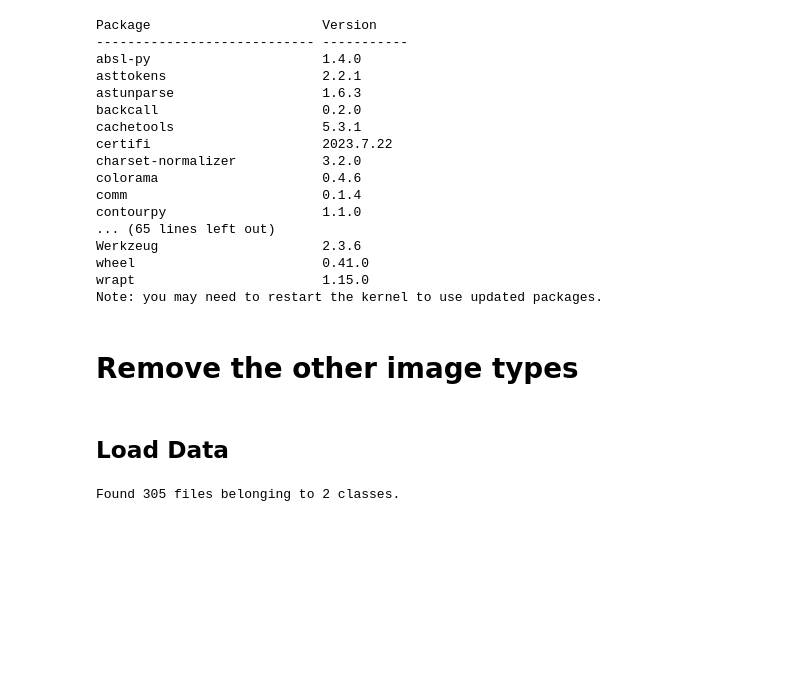
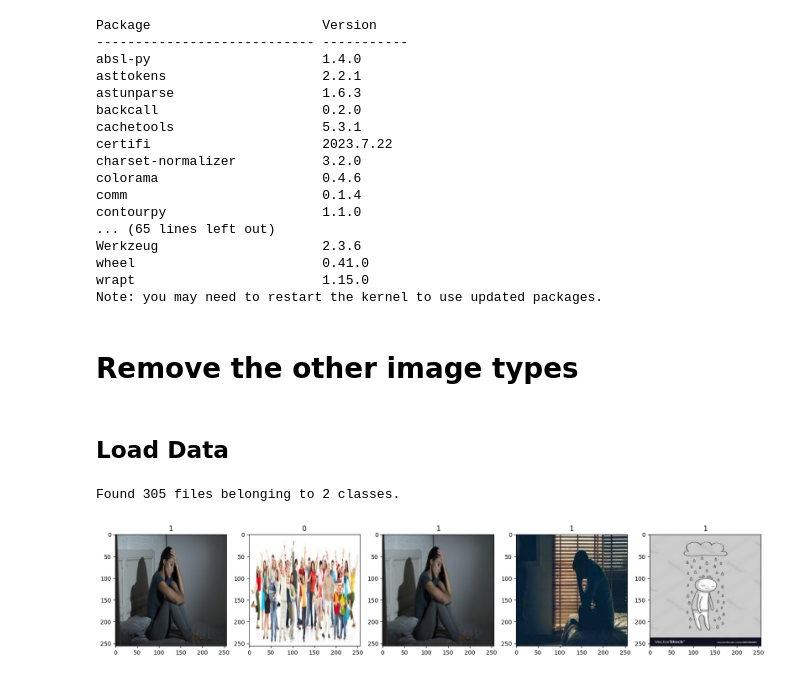
Before and after one commit to chamitheranda/HappyAndSadImageClassification, a Jupyter notebook: ImageClassification model.ipynb, the cells around one changed output. Saved outputs shown, nothing was run; the diff lists cells and outputs as text; code cells hidden in the pictures; blank space fills up the shorter version.

Commit message:
print the first five images with their lables

```diff
--- a/ImageClassification model.ipynb
+++ b/ImageClassification model.ipynb
@@ -71,4 +71,9 @@ data = tf.keras.utils.image_dataset_from_directory('data')
 # %% [output]
 Found 305 files belonging to 2 classes.
 # %%
-data_iterator = data.as_numpy_iterator()
+fig, ax = plt.subplots(ncols=5, figsize=(20,20))
+for idx, img in enumerate(batch[0][:5]):
+    ax[idx].imshow(img.astype(int))
+    ax[idx].title.set_text(batch[1][idx])
+# %% [output]
+[figure, added]
```
Also changed, not shown: parts of 1 cell of this notebook.
